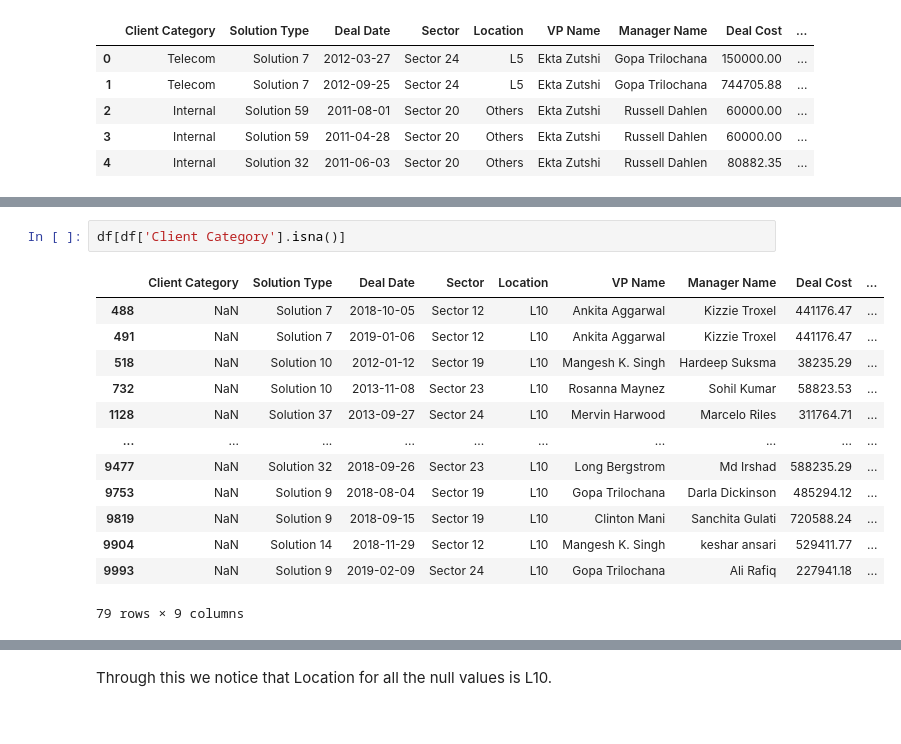
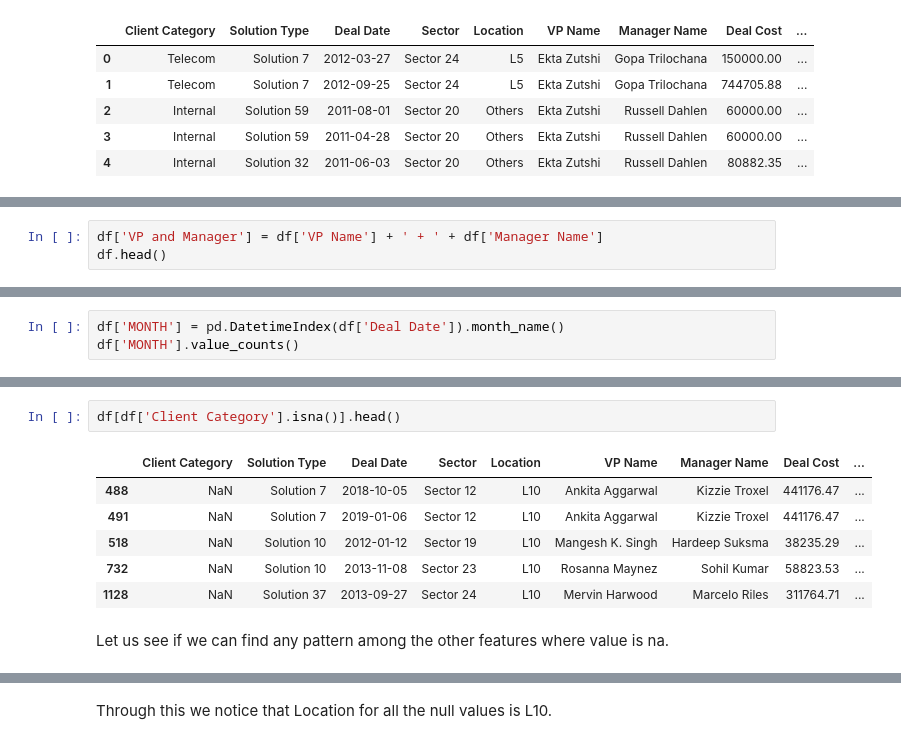
Before and after one commit to Kenrich005/WinPrediction_ImarticusCapstone, a Jupyter notebook: Imarticus Capstone Win Prediction.ipynb, the cells around one changed output, grey strips where cells are left out. Drawn from its saved outputs; the diff is of its cells as text.

```diff
--- a/Imarticus Capstone Win Prediction.ipynb
+++ b/Imarticus Capstone Win Prediction.ipynb
@@ -84,0 +221,3 @@ Name: Client Category, dtype: int64
+# %%
+df['VP and Manager'] = df['VP Name'] + ' + ' + df['Manager Name']
+df.head()
@@ -84,0 +239,3 @@ Name: Client Category, dtype: int64
+# %%
+df['MONTH'] = pd.DatetimeIndex(df['Deal Date']).month_name()
+df['MONTH'].value_counts()
@@ -90,19 +326,14 @@ sns.heatmap(df.isna());
 # %%
-df[df['Client Category'].isna()]
+df[df['Client Category'].isna()].head()
 # %% [output]
 |  | Client Category | Solution Type | Deal Date | Sector | Location | VP Name | Manager Name | Deal Cost | ... |
 | 488 | NaN | Solution 7 | 2018-10-05 | Sector 12 | L10 | Ankita Aggarwal | Kizzie Troxel | 441176.47 | ... |
 | 491 | NaN | Solution 7 | 2019-01-06 | Sector 12 | L10 | Ankita Aggarwal | Kizzie Troxel | 441176.47 | ... |
 | 518 | NaN | Solution 10 | 2012-01-12 | Sector 19 | L10 | Mangesh K. Singh | Hardeep Suksma | 38235.29 | ... |
 | 732 | NaN | Solution 10 | 2013-11-08 | Sector 23 | L10 | Rosanna Maynez | Sohil Kumar | 58823.53 | ... |
 | 1128 | NaN | Solution 37 | 2013-09-27 | Sector 24 | L10 | Mervin Harwood | Marcelo Riles | 311764.71 | ... |
-| ... | ... | ... | ... | ... | ... | ... | ... | ... | ... |
-| 9477 | NaN | Solution 32 | 2018-09-26 | Sector 23 | L10 | Long Bergstrom | Md Irshad | 588235.29 | ... |
-| 9753 | NaN | Solution 9 | 2018-08-04 | Sector 19 | L10 | Gopa Trilochana | Darla Dickinson | 485294.12 | ... |
-| 9819 | NaN | Solution 9 | 2018-09-15 | Sector 19 | L10 | Clinton Mani | Sanchita Gulati | 720588.24 | ... |
-| 9904 | NaN | Solution 14 | 2018-11-29 | Sector 12 | L10 | Mangesh K. Singh | keshar ansari | 529411.77 | ... |
-| 9993 | NaN | Solution 9 | 2019-02-09 | Sector 24 | L10 | Gopa Trilochana | Ali Rafiq | 227941.18 | ... |
-79 rows × 9 columns
+# %% [markdown]
+Let us see if we can find any pattern among the other features where value is na.
 # %%
 for col in df.select_dtypes(include = 'object'):
     print(df[df['Client Category'].isna()][col].value_counts(), '\n')
```
Also changed, not shown: parts of 128 cells of this notebook.
